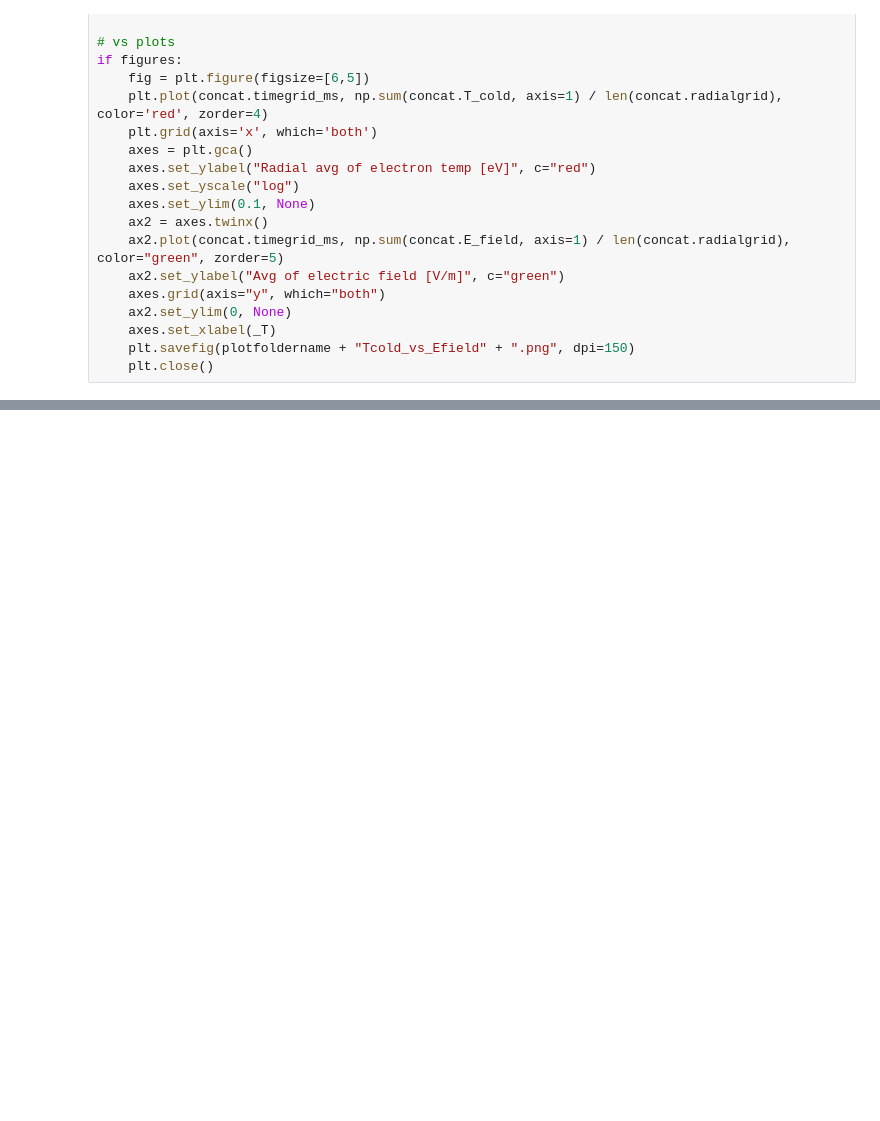
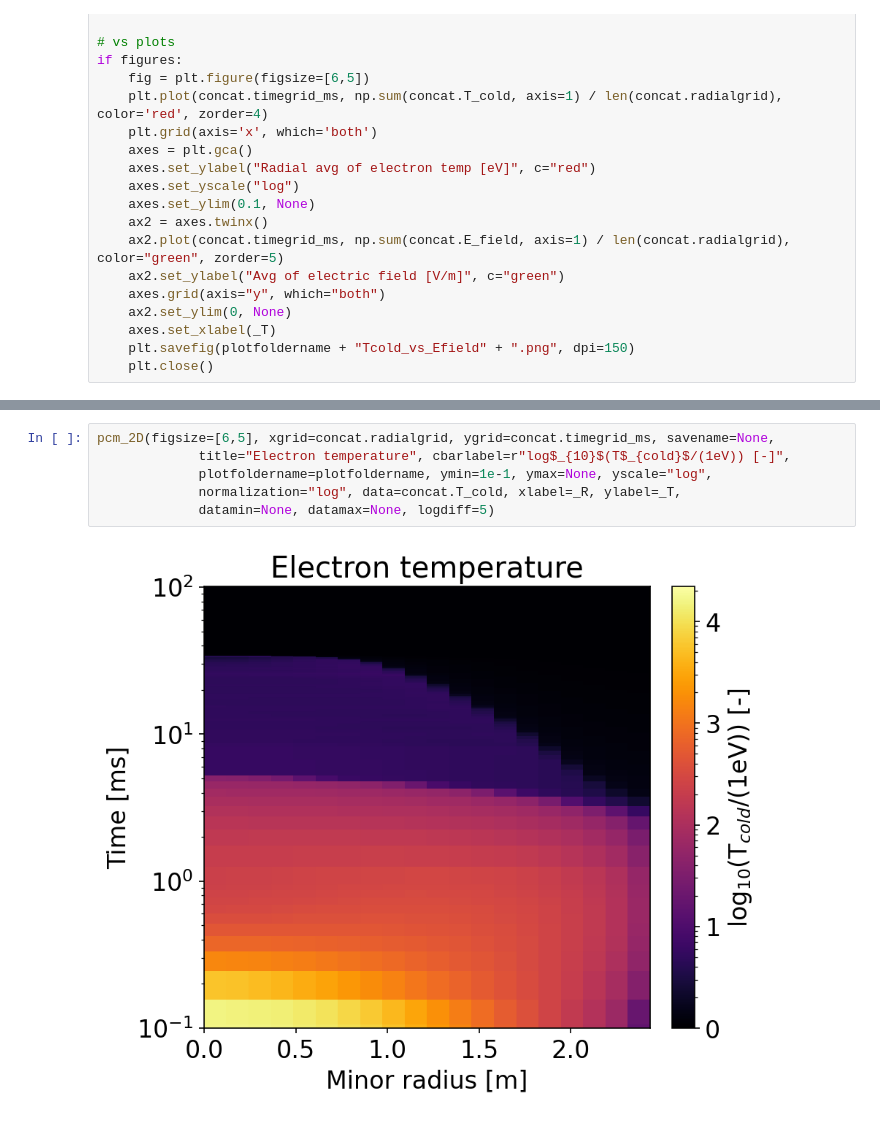
Before and after one commit to leferi99/CDO-plotting, a Jupyter notebook: EN.ipynb, the cells around one changed output, grey strips where cells are left out. Saved outputs shown, nothing was run; the diff lists cells and outputs as text; blank space fills up the shorter version.

```diff
--- a/EN.ipynb
+++ b/EN.ipynb
@@ -943,0 +1013,8 @@ distribution_2D(concat.f_re[indices[1], 0, :, :], figsize=[8,4], xgrid=concat.re
+# %%
+pcm_2D(figsize=[6,5], xgrid=concat.radialgrid, ygrid=concat.timegrid_ms, savename=None,
+             title="Electron temperature", cbarlabel=r"log$_{10}$(T$_{cold}$/(1eV)) [-]",
+             plotfoldername=plotfoldername, ymin=1e-1, ymax=None, yscale="log",
+             normalization="log", data=concat.T_cold, xlabel=_R, ylabel=_T,
+             datamin=None, datamax=None, logdiff=5)
+# %% [output]
+[figure, added]
```
Also changed, not shown: parts of 9 cells of this notebook.
